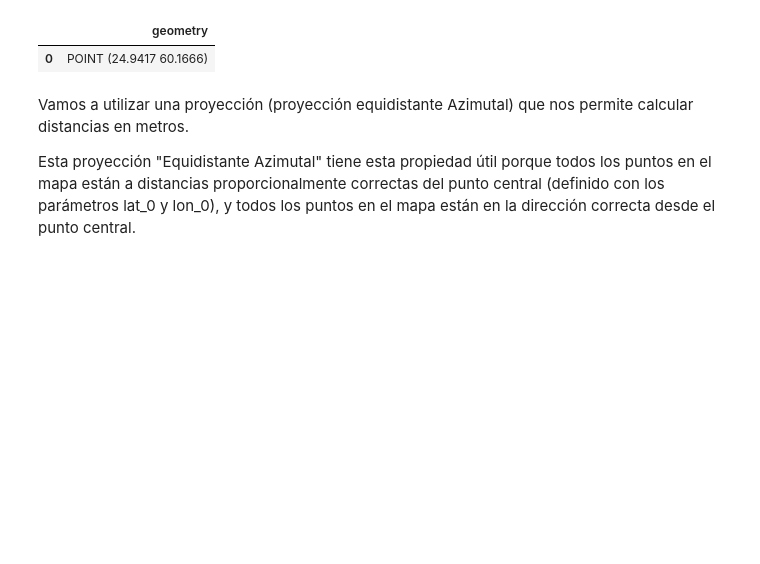
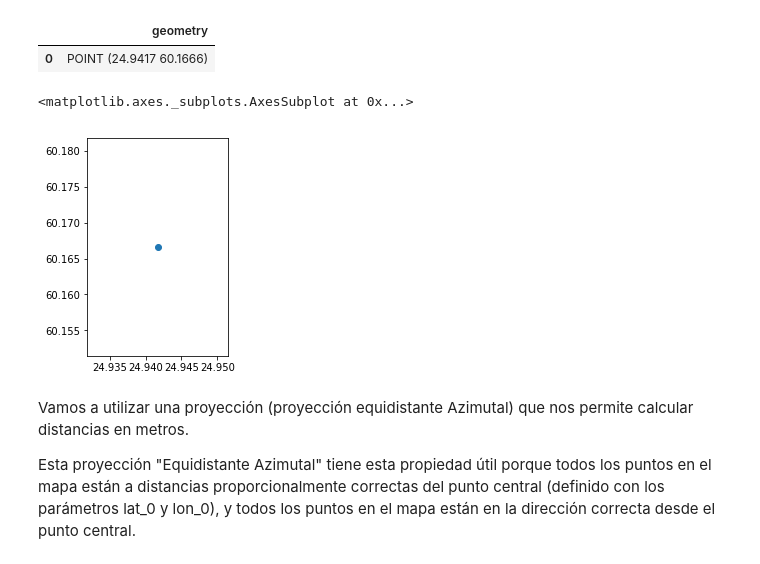
Before and after one commit to LeoMorales/taller-python-cenpat, a Jupyter notebook: Clase 04 - Geopandas.ipynb, the cells around one changed output. Saved outputs shown, nothing was run; the diff lists cells and outputs as text; code cells hidden in the pictures; blank space fills up the shorter version.

```diff
--- a/Clase 04 - Geopandas.ipynb
+++ b/Clase 04 - Geopandas.ipynb
@@ -411,11 +429,7 @@ hki_lat = 60.1666
 
 # Crear GeoDataFrame
 helsinki = gpd.GeoDataFrame(
-    [
-        [
-            Point(hki_lon, hki_lat)
-        ]
-    ],
+    [[Point(hki_lon, hki_lat)]],
     geometry='geometry',
     crs={'init': 'epsg:4326'},
     columns=['geometry']
@@ -431,6 +445,11 @@ helsinki
 # %% [output]
 |  | geometry |
 | 0 | POINT (24.9417 60.1666) |
+# %%
+helsinki.plot()
+# %% [output]
+<matplotlib.axes._subplots.AxesSubplot at 0x...>
+[figure, added]
 # %% [markdown]
 Vamos a utilizar una proyección (proyección equidistante Azimutal) que nos permite calcular distancias en metros.
 
```
Also changed, not shown: parts of 27 cells of this notebook, 3 other files.
